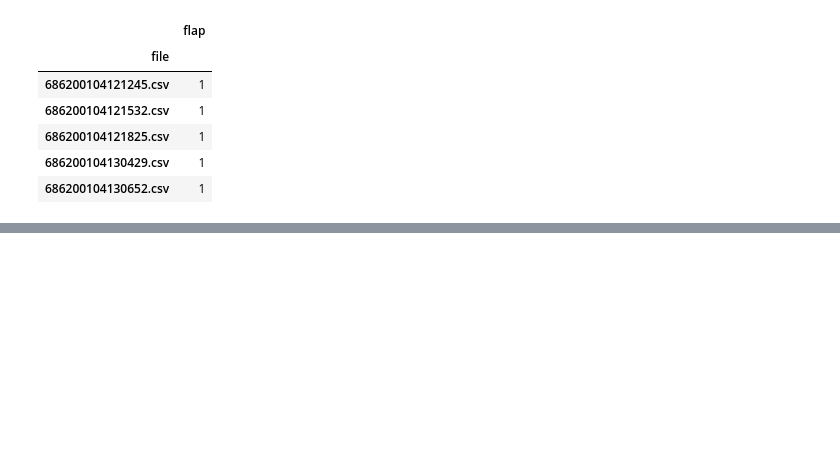
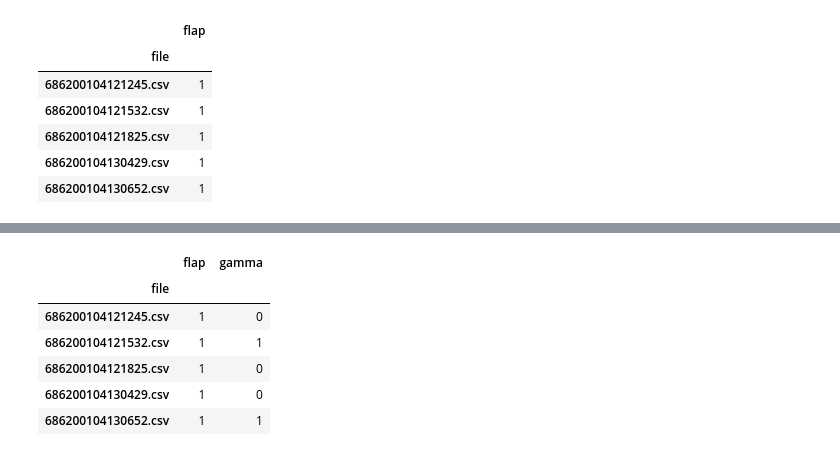
Before and after one commit to rnsantosa/flight_analyzer, a Jupyter notebook: main/07_param_flap_te_pos.ipynb, the cells around one changed output, grey strips where cells are left out. Cells and saved outputs as stored; diff of their text form; code cells hidden in the pictures; blank space fills up the shorter version.

```diff
--- a/main/07_param_flap_te_pos.ipynb
+++ b/main/07_param_flap_te_pos.ipynb
@@ -152,0 +223,11 @@ unstable_detection_df.to_csv(output_flap_file)
+# %%
+unstable_detection_df['gamma'] = unstable_gamma_detection
+unstable_detection_df
+# %% [output]
+|  | flap | gamma |
+| file |  |  |
+| 686200104121245.csv | 1 | 0 |
+| 686200104121532.csv | 1 | 1 |
+| 686200104121825.csv | 1 | 0 |
+| 686200104130429.csv | 1 | 0 |
+| 686200104130652.csv | 1 | 1 |
```
Also changed, not shown: parts of 10 cells of this notebook, 3 other files.
